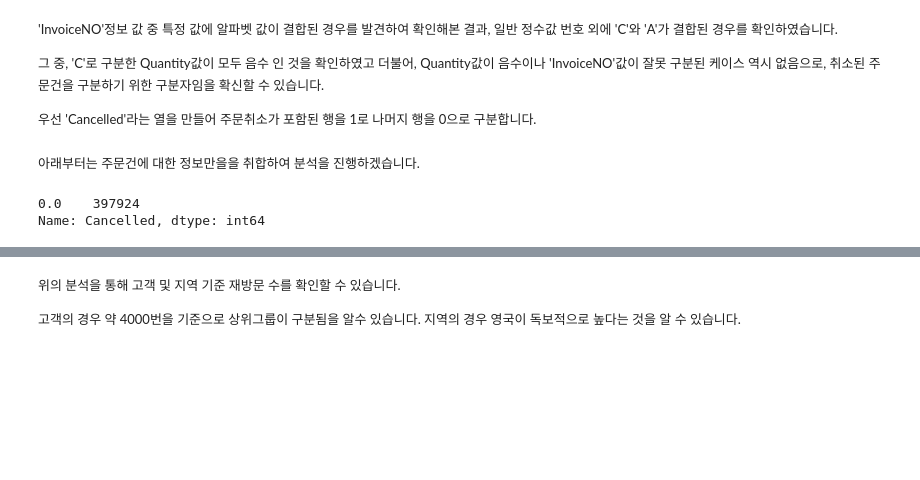
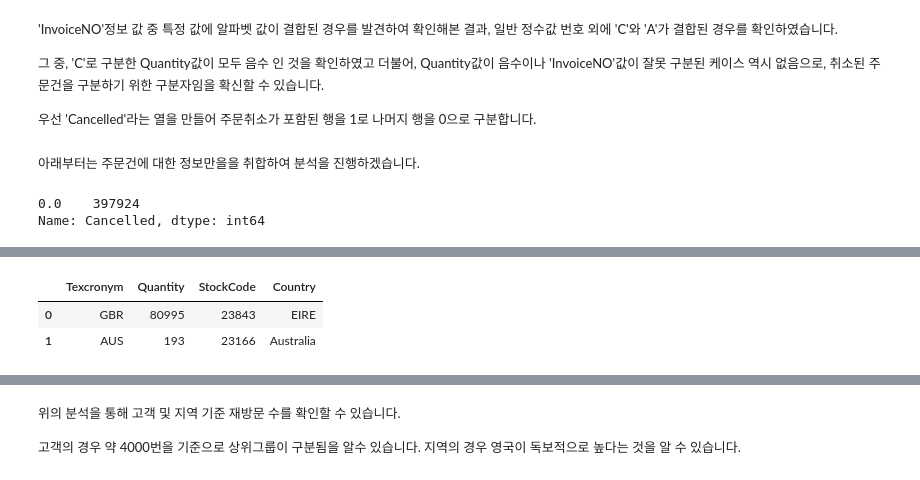
Before and after one commit to mwithgod3952/Conquering-Kaggle-s-challenge, a Jupyter notebook: Marketing_Analytics_Cohort_Analysis.ipynb, the cells around one changed output, grey strips where cells are left out. Drawn from its saved outputs; the diff is of its cells as text; code cells hidden in the pictures; blank space fills up the shorter version.

```diff
--- a/Marketing_Analytics_Cohort_Analysis.ipynb
+++ b/Marketing_Analytics_Cohort_Analysis.ipynb
@@ -233,0 +359,28 @@ plt.show()
+# %%
+c_dic_fv = [x for x in set(list(map(lambda x: str(x), _df1.loc[:, ['Texcronym', 'Country']].values.tolist()))) if 'nan' not in x]
+c_dic_fv = copy.deepcopy(list(map(lambda x: ast.literal_eval(x), c_dic_fv)))
+
+c_dic_fv_ = {}
+for i in range(len(c_dic_fv)): c_dic_fv_[c_dic_fv[i][0]] = c_dic_fv[i][1]
+
+active_stock = _df1.groupby('StockCode').Quantity.sum().sort_values(ascending=False).head(14).index
+active_s_dfL = [_df1[_df1['StockCode'] == x] for x in active_stock]
+
+sales_by_region = []; i = 0
+for df_i in active_s_dfL:
+    y = df_i.groupby('Texcronym').Quantity.sum()
+    y = pd.DataFrame(y)
+    y = y.reset_index(drop=False)
+    y['StockCode'] = active_stock[i]
+
+    sales_by_region.append(y)
+    i += 1
+
+sales_by_regionDF = pd.concat(sales_by_region, axis=0).reset_index(drop=True).copy()
+sales_by_regionDF['Country'] = sales_by_regionDF.loc[:, 'Texcronym'].apply(lambda x: c_dic_fv_[x])
+
+sales_by_regionDF.head(2)
+# %% [output]
+|  | Texcronym | Quantity | StockCode | Country |
+| 0 | GBR | 80995 | 23843 | EIRE |
+| 1 | AUS | 193 | 23166 | Australia |
```
Also changed, not shown: parts of 32 cells of this notebook.
